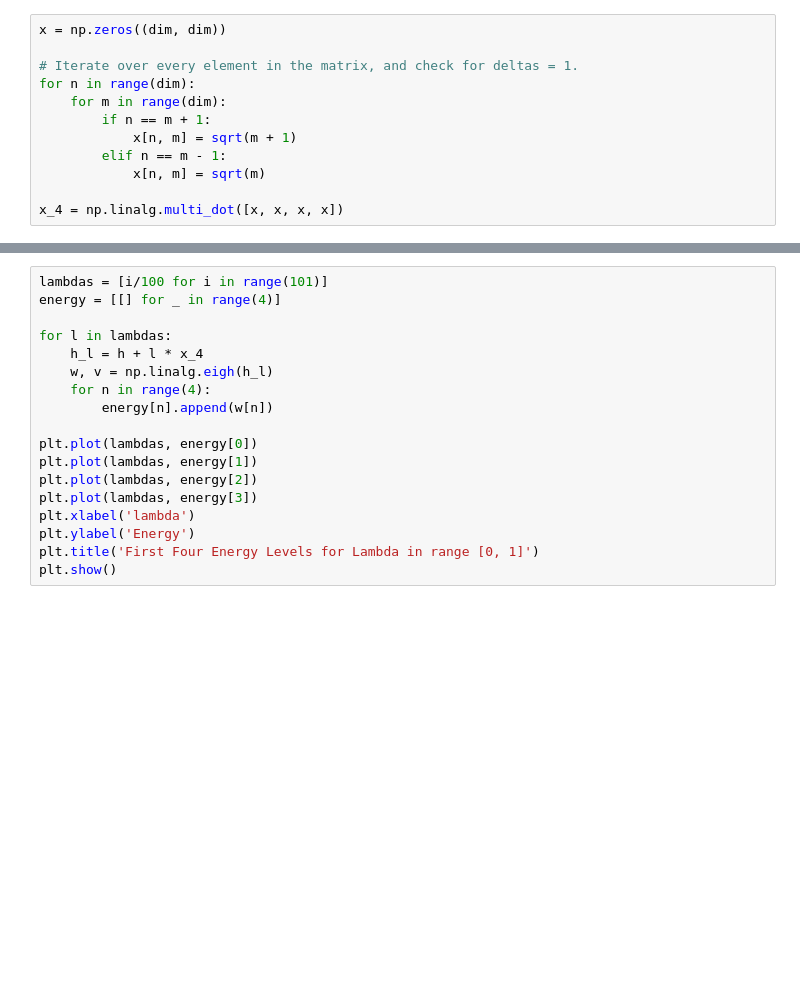
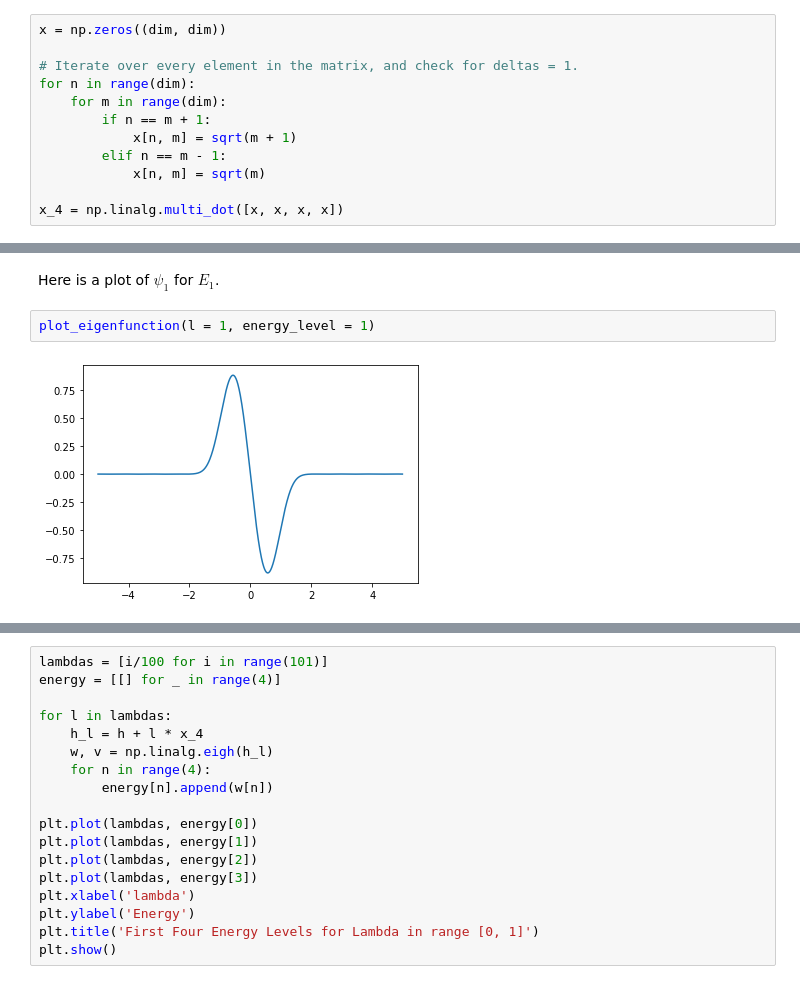
Before and after one commit to CzJLee/Physics-180N, a Jupyter notebook: Project 2/proj_2_EigenAnalysis.ipynb, the cells around one changed output, grey strips where cells are left out. Cells and saved outputs as stored; diff of their text form; blank space fills up the shorter version.

```diff
--- a/Project 2/proj_2_EigenAnalysis.ipynb
+++ b/Project 2/proj_2_EigenAnalysis.ipynb
@@ -127,0 +173,6 @@ x_4 = np.linalg.multi_dot([x, x, x, x])
+# %% [markdown]
+Here is a plot of $\psi_1$ for $E_1$.
+# %%
+plot_eigenfunction(l = 1, energy_level = 1)
+# %% [output]
+[figure, added]
```
Also changed, not shown: parts of 23 cells of this notebook.
